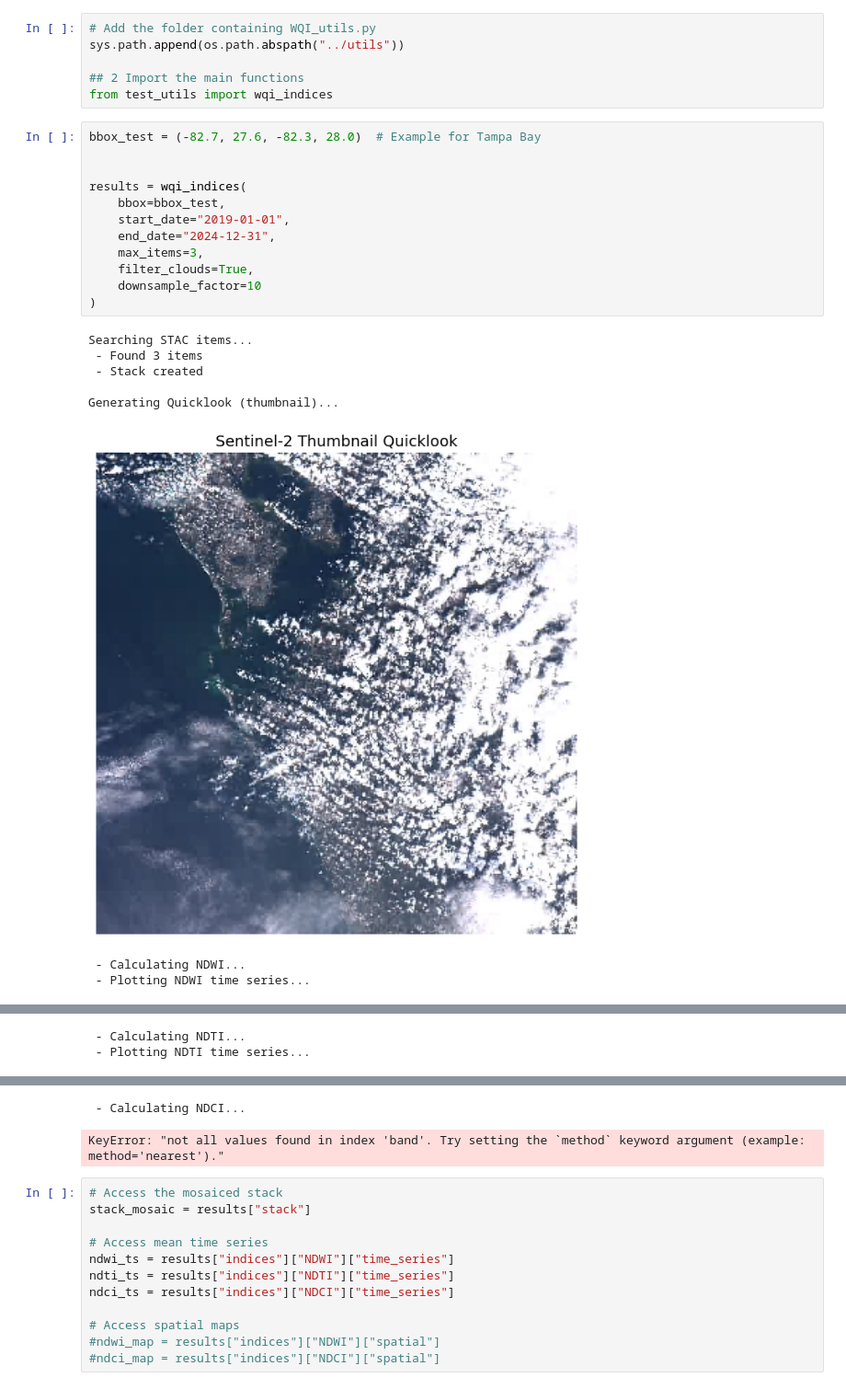
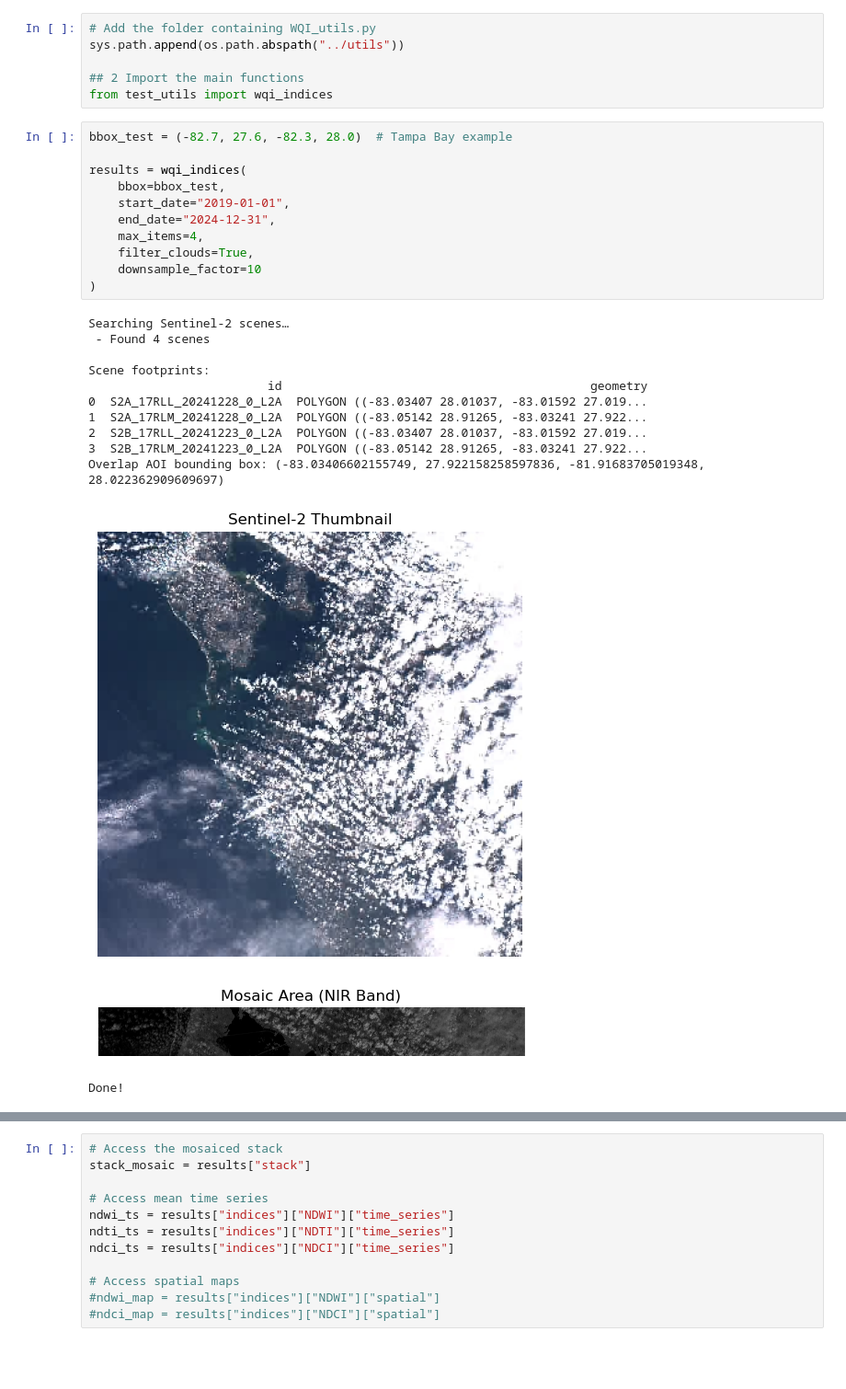
Before and after one commit to Gracey0201/tampa-bay-water-quality, a Jupyter notebook: scr/utils/test2.ipynb, the cells around one changed output, grey strips where cells are left out. Shown at 92% size. Saved outputs shown, nothing was run; the diff lists cells and outputs as text; blank space fills up the shorter version.

```diff
--- a/scr/utils/test2.ipynb
+++ b/scr/utils/test2.ipynb
@@ -59,23 +60,27 @@ sys.path.append(os.path.abspath("../utils"))
 ## 2 Import the main functions
 from test_utils import wqi_indices
 # %%
-bbox_test = (-82.7, 27.6, -82.3, 28.0)  # Example for Tampa Bay
-
+bbox_test = (-82.7, 27.6, -82.3, 28.0)  # Tampa Bay example
 
 results = wqi_indices(
     bbox=bbox_test,
     start_date="2019-01-01",
     end_date="2024-12-31",
-    max_items=3,
+    max_items=4,
     filter_clouds=True,
     downsample_factor=10
 )
 # %% [output]
-Searching STAC items...
- - Found 3 items
- - Stack created
+Searching Sentinel-2 scenes…
+ - Found 4 scenes
 
-Generating Quicklook (thumbnail)...
+Scene footprints:
+                         id                                           geometry
+0  S2A_17RLL_20241228_0_L2A  POLYGON ((-83.03407 28.01037, -83.01592 27.019...
+1  S2A_17RLM_20241228_0_L2A  POLYGON ((-83.05142 28.91265, -83.03241 27.922...
+2  S2B_17RLL_20241223_0_L2A  POLYGON ((-83.03407 28.01037, -83.01592 27.019...
+3  S2B_17RLM_20241223_0_L2A  POLYGON ((-83.05142 28.91265, -83.03241 27.922...
+Overlap AOI bounding box: (-83.03406602155749, 27.922158258597836, -81.91683705019348, 28.022362909609697)
-[figure, old version]
+[figure, new version]
+[figure, new version]
- - Calculating NDWI...
- - Plotting NDWI time series...
+Done!
@@ -83,2 +86,0 @@ Generating Quicklook (thumbnail)...
- - Calculating NDTI...
- - Plotting NDTI time series...
@@ -86,5 +87,3 @@ Generating Quicklook (thumbnail)...
- - Calculating NDCI...
-KeyError: "not all values found in index 'band'. Try setting the `method` keyword argument (example: method='nearest')."
 # %%
 # Access the mosaiced stack
 stack_mosaic = results["stack"]
```
Also changed, not shown: parts of 3 cells of this notebook.
